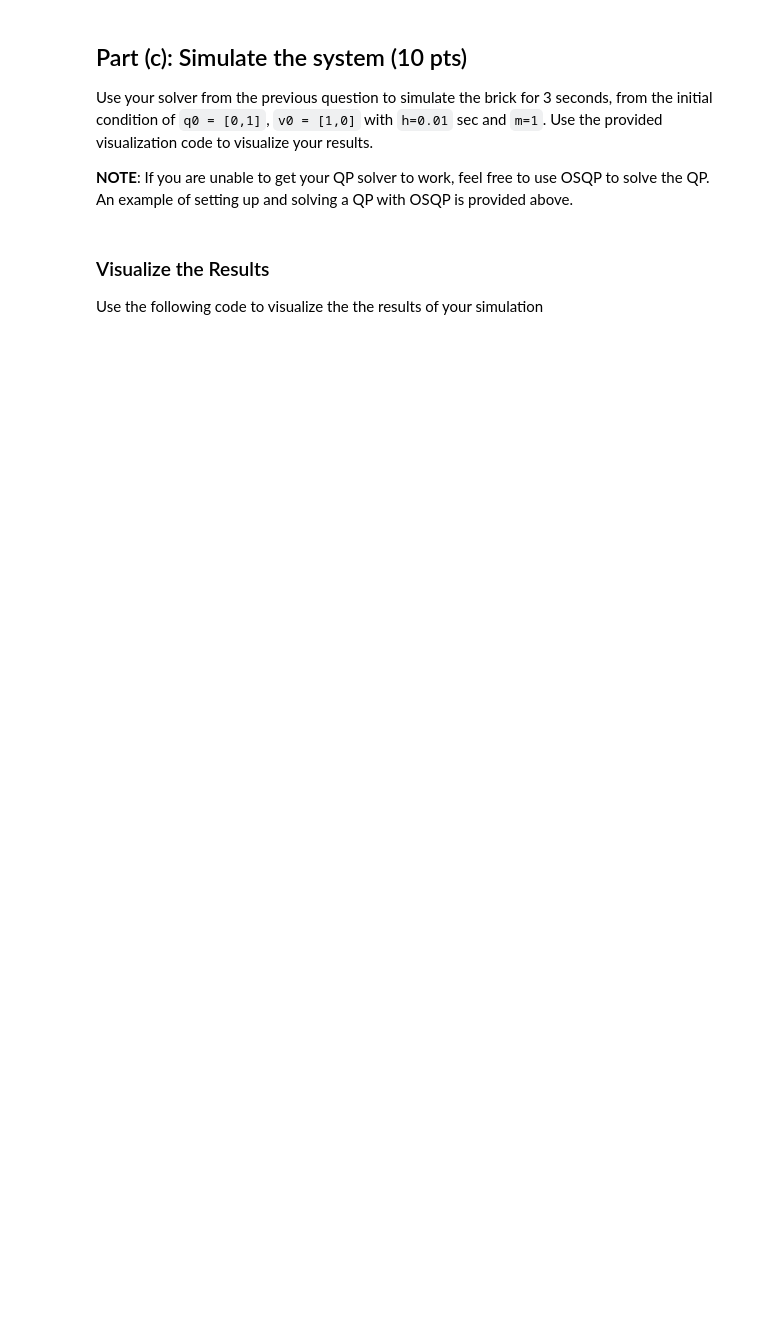
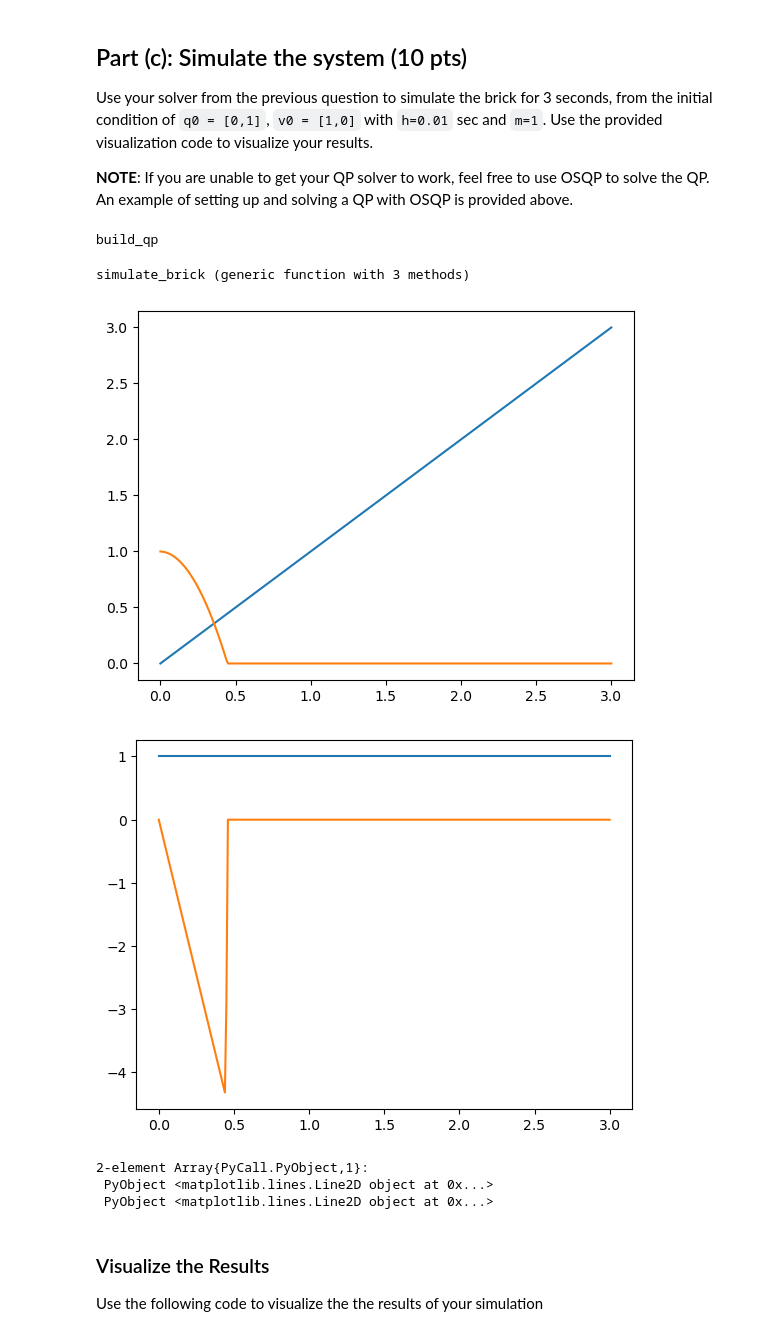
Before and after one commit to YunxiTang/Optimal_Control_HW1, a Jupyter notebook: src/Q3.ipynb, the cells around one changed output. Drawn from its saved outputs; the diff is of its cells as text; code cells hidden in the pictures; blank space fills up the shorter version.

```diff
--- a/src/Q3.ipynb
+++ b/src/Q3.ipynb
@@ -283,10 +346,18 @@ Should return a `QPData` object with the correct sizes.
 """
 function build_qp(q,v; mass=1, h=0.01)
     # TODO: finish the function
-
+    P = diagm([mass,mass])
+    qq = diagm([mass,mass])*([0;h*9.81] - v)
+    A = Matrix{Float64}(undef,0,2)
+    b = Vector{Float64}(undef,0)
+    J = [0 1]
+    C = -J .* h
+    d = J*q
     # Return as a QPData type
     QPData(P,qq,A,b,C,d)
 end
+# %% [output]
+build_qp
 # %%
 # TASK: Implement the following method (8 pts)
 function simulate_brick(q0=[0,1.], v0=[1,0.]; h=0.01, T=3.0, m=1.0)
@@ -298,10 +369,29 @@ function simulate_brick(q0=[0,1.], v0=[1,0.]; h=0.01, T=3.0, m=1.0)
 
     # TODO: Simulate the brick by solving the QP
     #  TIP: remember to update your QP after each step
-
+    for i=1:length(times)-1
+        qp = build_qp(qs[i],vs[i])
+        xstar, λstar, μstar = solve_qp(qp, vs[i])
+        vs[i+1] = [xstar[1],xstar[2]]
+        qs[i+1] = qs[i] + h * vs[i+1]
+    end
     # Return the state and velocity trajectories
-    return qs, vs
+    return times, qs, vs
 end
+# %% [output]
+simulate_brick (generic function with 3 methods)
+# %%
+times, qs, vs = simulate_brick()
+figure(111)
+plot(times, qs)
+figure(222)
+plot(times, vs)
+# %% [output]
+[figure, added]
+[figure, added]
+2-element Array{PyCall.PyObject,1}:
+ PyObject <matplotlib.lines.Line2D object at 0x...>
+ PyObject <matplotlib.lines.Line2D object at 0x...>
 # %% [markdown]
 ### Visualize the Results
 Use the following code to visualize the the results of your simulation
```
Also changed, not shown: parts of 6 cells of this notebook, 1 other file.
